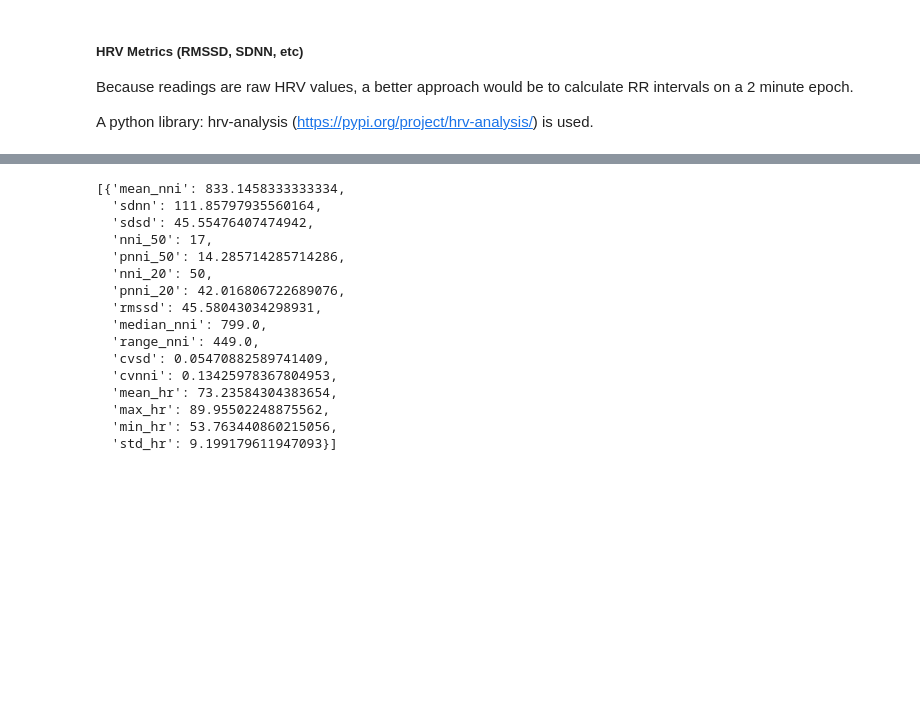
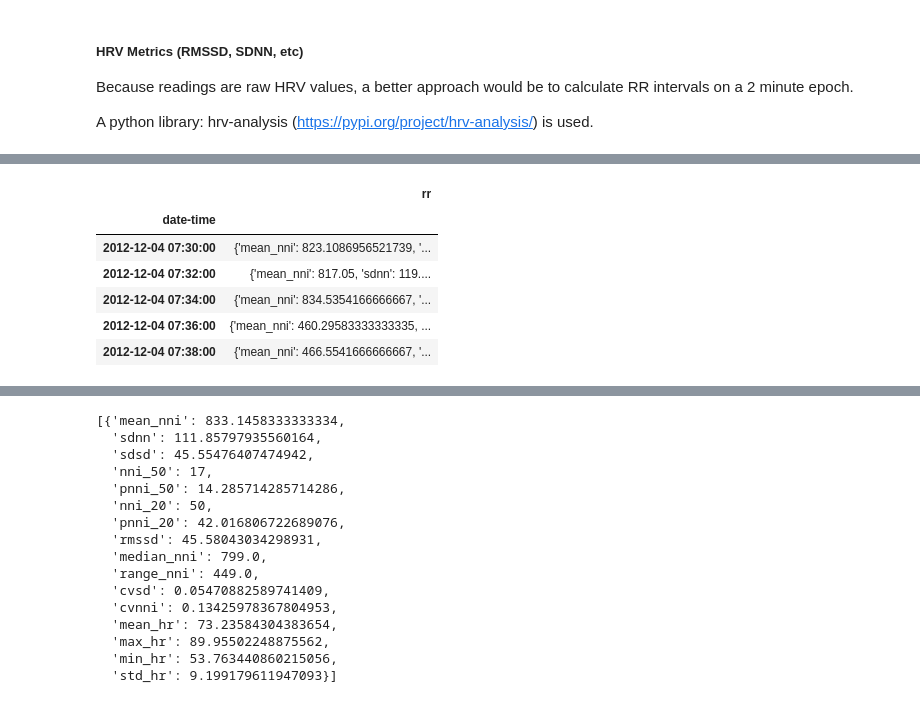
Before and after one commit to itsdarrenlee/BtechFYP, a Jupyter notebook: data/04-01-21/04-12-21-Analysis.ipynb, the cells around one changed output, grey strips where cells are left out. Cells and saved outputs as stored; diff of their text form; code cells hidden in the pictures; blank space fills up the shorter version.

```diff
--- a/data/04-01-21/04-12-21-Analysis.ipynb
+++ b/data/04-01-21/04-12-21-Analysis.ipynb
@@ -112 +177,12 @@ from hrvanalysis import get_time_domain_features
+# %%
+k = df.resample('2min').apply(get_time_domain_features)
+k.head()
+# %% [output]
+|  | rr |
+| date-time |  |
+| 2012-12-04 07:30:00 | {'mean_nni': 823.1086956521739, '... |
+| 2012-12-04 07:32:00 | {'mean_nni': 817.05, 'sdnn': 119.... |
+| 2012-12-04 07:34:00 | {'mean_nni': 834.5354166666667, '... |
+| 2012-12-04 07:36:00 | {'mean_nni': 460.29583333333335, ... |
+| 2012-12-04 07:38:00 | {'mean_nni': 466.5541666666667, '... |
 # %%
```
Also changed, not shown: parts of 16 cells of this notebook.
